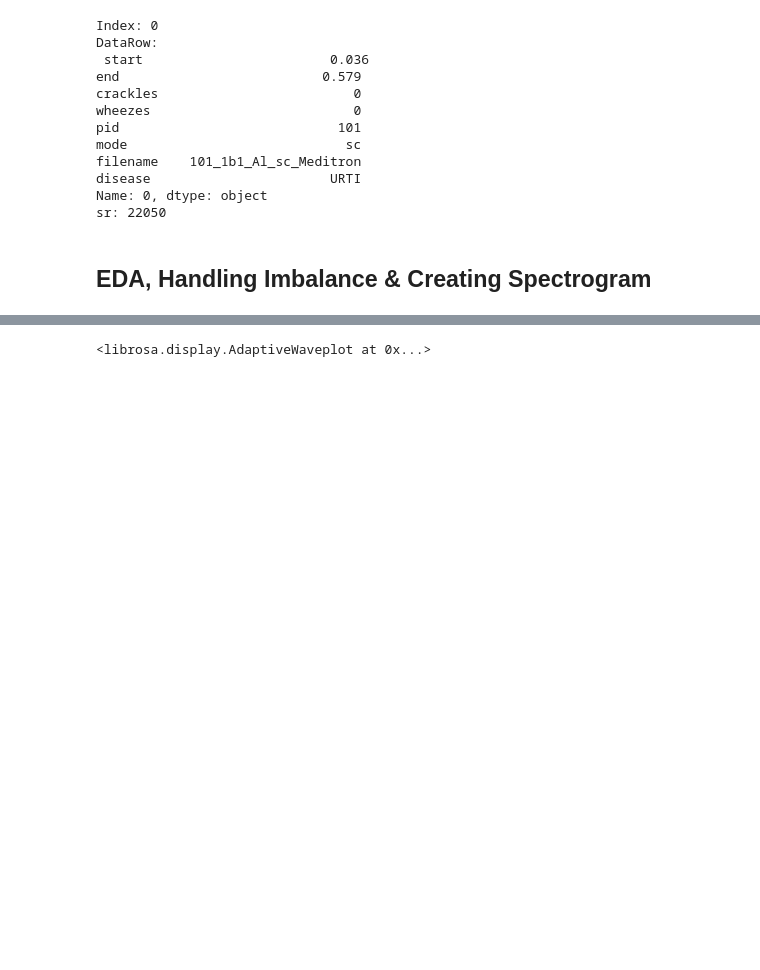
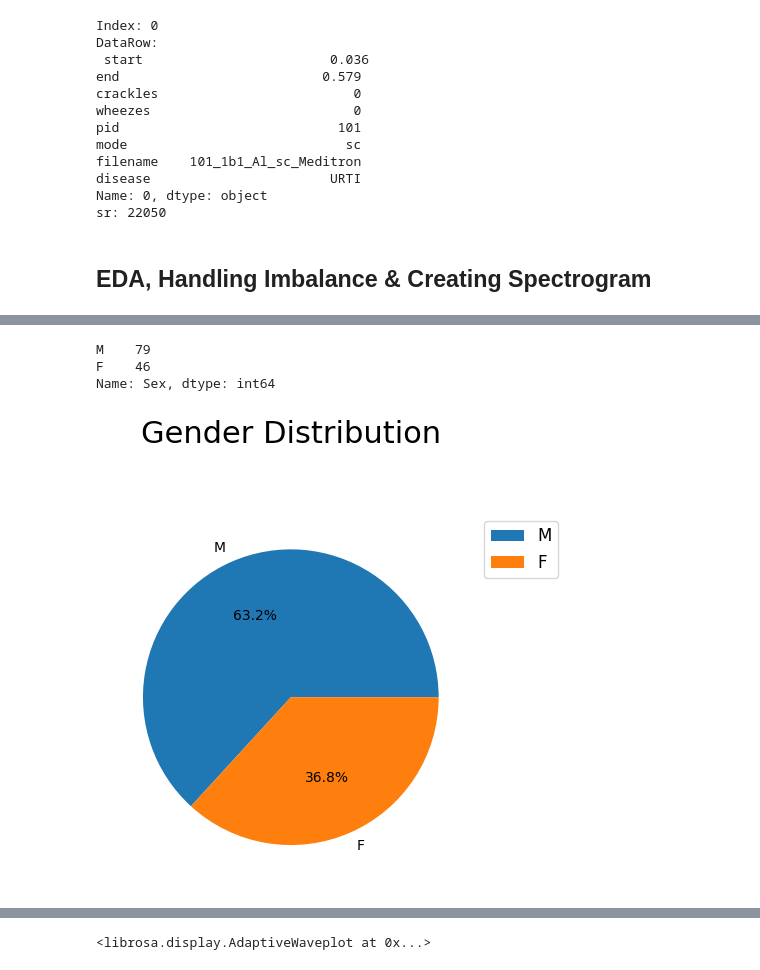
Before and after one commit to adityahbapat/Respiratory-Disorder-Classification-Based-on-Lung-Auscultation-Sounds, a Jupyter notebook: respiratory_disorder_classification.ipynb, the cells around one changed output, grey strips where cells are left out. Drawn from its saved outputs; the diff is of its cells as text; code cells hidden in the pictures; blank space fills up the shorter version.

```diff
--- a/respiratory_disorder_classification.ipynb
+++ b/respiratory_disorder_classification.ipynb
@@ -306,3 +306,5 @@ if(isProcessedAudioFilesExistFlag):
     print('Total Files Processed: ', cnt)
 # %% [markdown]
 ## EDA, Handling Imbalance & Creating Spectrogram
+# %%
+patient_info = pd.read_csv("demographic_info.txt", names=['Patient', 'Age', 'Sex', 'BMI', 'Weight', 'Height'], delim_whitespace=True)
@@ -309,3 +320,16 @@ if(isProcessedAudioFilesExistFlag):
+# %%
+patient_info['Sex'].value_counts()
+# %% [output]
+M    79
+F    46
+Name: Sex, dtype: int64
+# %%
+plt.pie(patient_info['Sex'].value_counts(), labels = ['M','F'], autopct='%1.1f%%')
+plt.title("Gender Distribution", fontsize=22, pad=50.0)
+plt.legend(fontsize=12, loc='best', bbox_to_anchor=(1, 1));
+plt.show()
+# %% [output]
+[figure, added]
 # %%
 import IPython.display as ipd
 # %%
```
Also changed, not shown: parts of 4 cells of this notebook.
